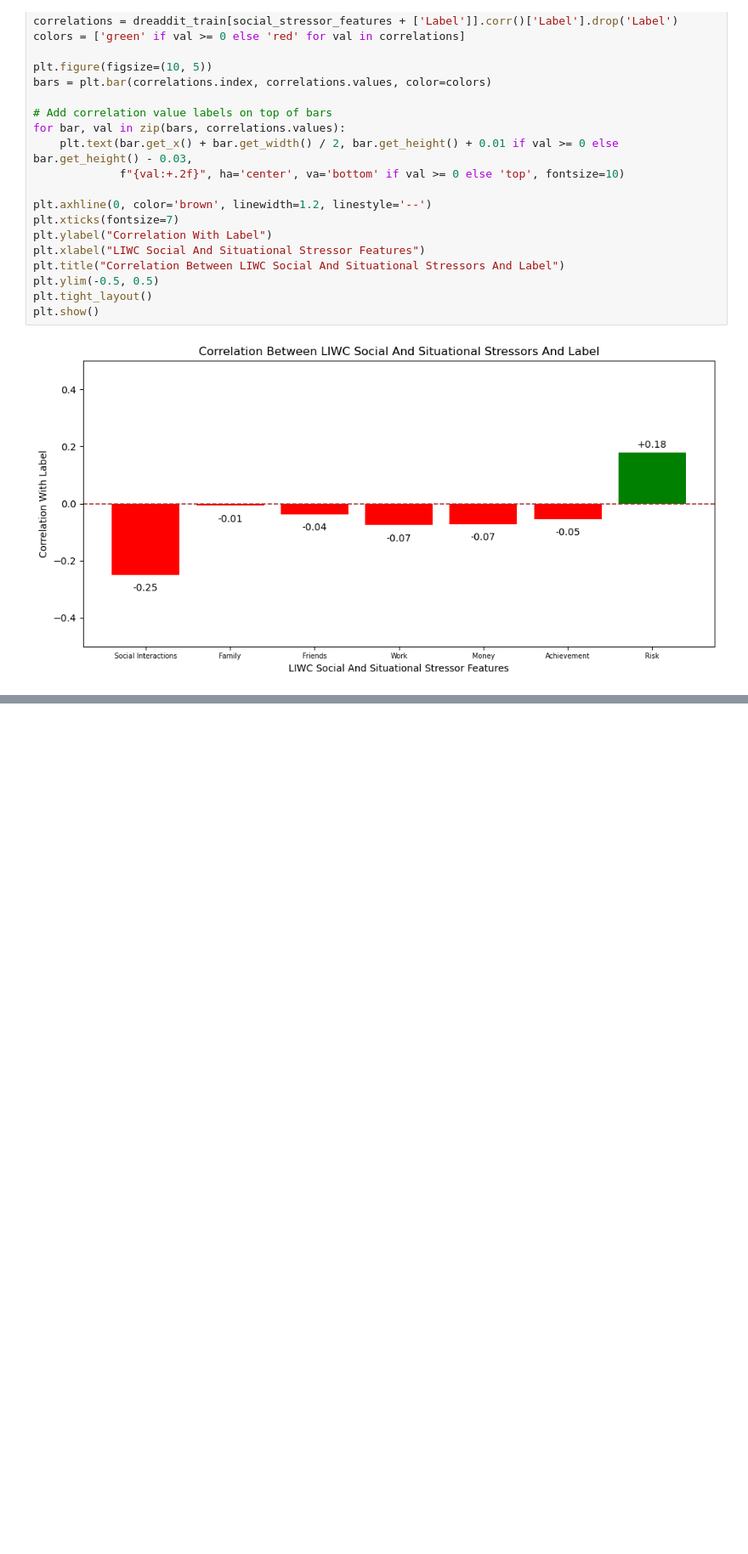
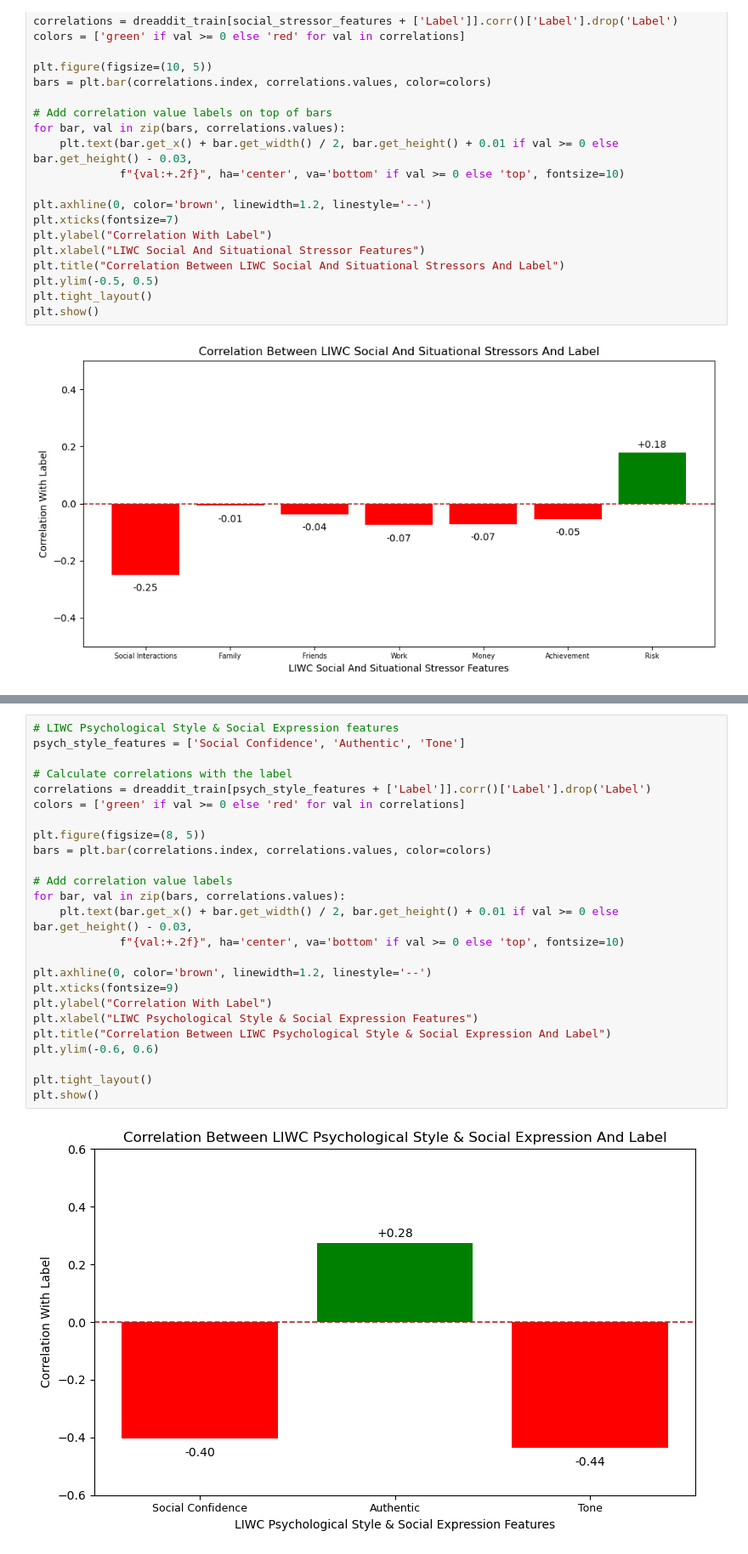
Before and after one commit to tadamaen/DSA4262, a Jupyter notebook: DSA4262 Individual Assignment 2/DSA4262 Individual Assignment 2.ipynb, the cells around one changed output, grey strips where cells are left out. Shown at 85% size. Drawn from its saved outputs; the diff is of its cells as text; blank space fills up the shorter version.

```diff
--- a/DSA4262 Individual Assignment 2/DSA4262 Individual Assignment 2.ipynb
+++ b/DSA4262 Individual Assignment 2/DSA4262 Individual Assignment 2.ipynb
@@ -1930,0 +2186,27 @@ The plot is a side-by-side horizontal bar chart displaying the features with the
+# %%
+# LIWC Psychological Style & Social Expression features
+psych_style_features = ['Social Confidence', 'Authentic', 'Tone']
+
+# Calculate correlations with the label
+correlations = dreaddit_train[psych_style_features + ['Label']].corr()['Label'].drop('Label')
+colors = ['green' if val >= 0 else 'red' for val in correlations]
+
+plt.figure(figsize=(8, 5))
+bars = plt.bar(correlations.index, correlations.values, color=colors)
+
+# Add correlation value labels
+for bar, val in zip(bars, correlations.values):
+    plt.text(bar.get_x() + bar.get_width() / 2, bar.get_height() + 0.01 if val >= 0 else bar.get_height() - 0.03,
+             f"{val:+.2f}", ha='center', va='bottom' if val >= 0 else 'top', fontsize=10)
+
+plt.axhline(0, color='brown', linewidth=1.2, linestyle='--')
+plt.xticks(fontsize=9)
+plt.ylabel("Correlation With Label")
+plt.xlabel("LIWC Psychological Style & Social Expression Features")
+plt.title("Correlation Between LIWC Psychological Style & Social Expression And Label")
+plt.ylim(-0.6, 0.6)
+
+plt.tight_layout()
+plt.show()
+# %% [output]
+[figure, added]
```
Also changed, not shown: parts of 32 cells of this notebook.
